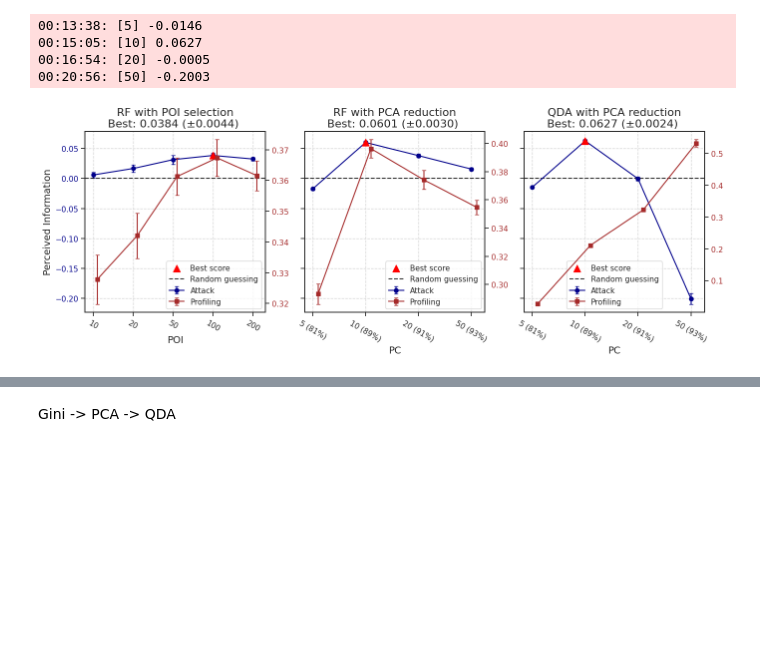
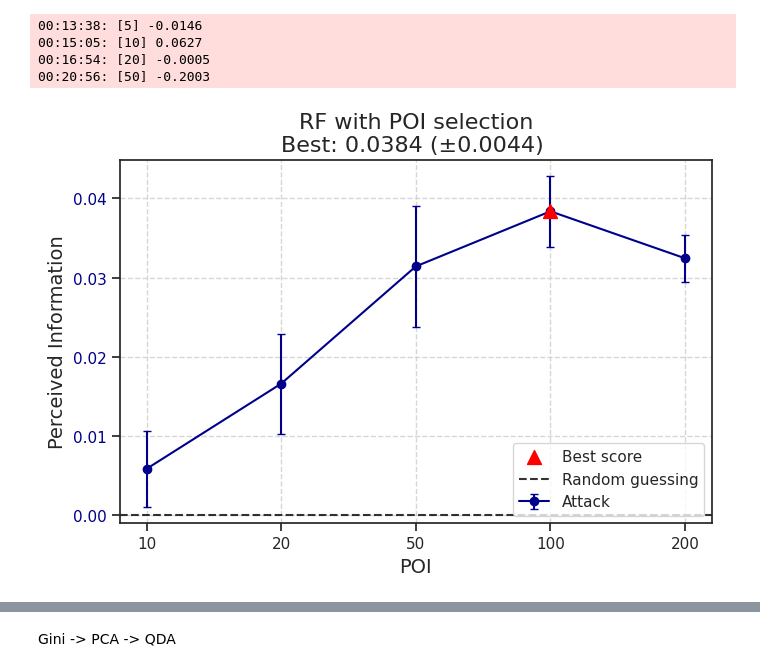
Before and after one commit to pzarczynski/SCA, a Jupyter notebook: notebooks/05_rf&qda.ipynb, the cells around one changed output, grey strips where cells are left out. Saved outputs shown, nothing was run; the diff lists cells and outputs as text; code cells hidden in the pictures; blank space fills up the shorter version.

```diff
--- a/notebooks/05_rf&qda.ipynb
+++ b/notebooks/05_rf&qda.ipynb
@@ -70,20 +54,11 @@ for pc in [5, 10, 20, 50]:
 00:15:05: [10] 0.0627
 00:16:54: [20] -0.0005
 00:20:56: [50] -0.2003
-# %%
-fig, axarr = plt.subplots(1, 3, figsize=(14, 5), sharey=True, sharex=False)
-plots.plot_gs_results(
-    'rf_gini', "RF with POI selection", ax=axarr[0], key='poi', loc='lower right'
-)
-plots.plot_gs_results(
-    'rf_pca', "RF with PCA reduction", ax=axarr[1], key='pc', xlab='PC', ylab='', loc='lower right'
-)
-plots.plot_gs_results(
-    'qda_pca', "QDA with PCA reduction", ax=axarr[2], key='pc', xlab='PC', ylab='', loc='lower center'
-)
-
-fig.tight_layout(h_pad=1.5)
-plots.rot_labels(axarr, -30)
-plots.savetight(fig, "05_rf_vs_qda__gini_vs_pca.png")
-# %% [output]
-[figure, removed]
+# %%
+fig, ax = plt.subplots(figsize=(7, 5))
+plots.plot_gs_results(
+    'rf_gini', "RF with POI selection", ax=ax, key='poi', loc='lower right', plot_prof=False
+)
+plots.savetight(fig, "05_rf_poi")
+# %% [output]
+[figure, added]
```
Also changed, not shown: parts of 13 cells of this notebook, 37 other files.
